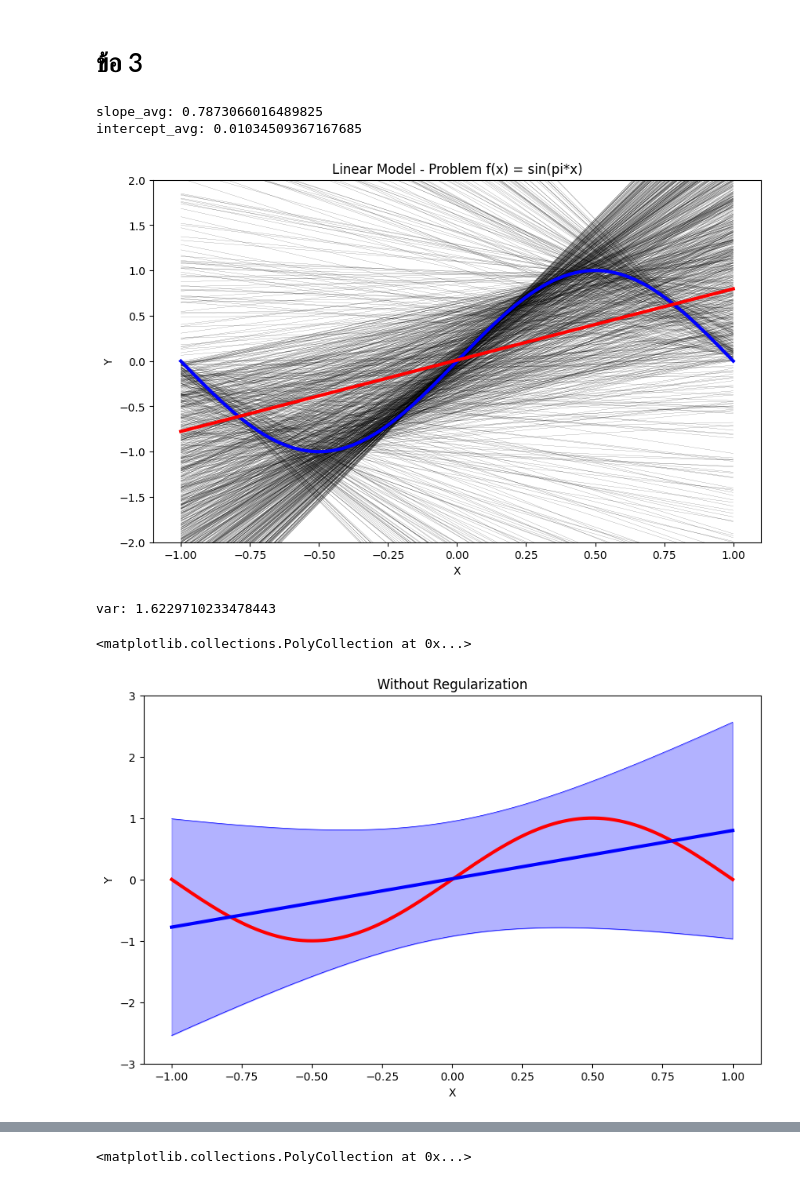
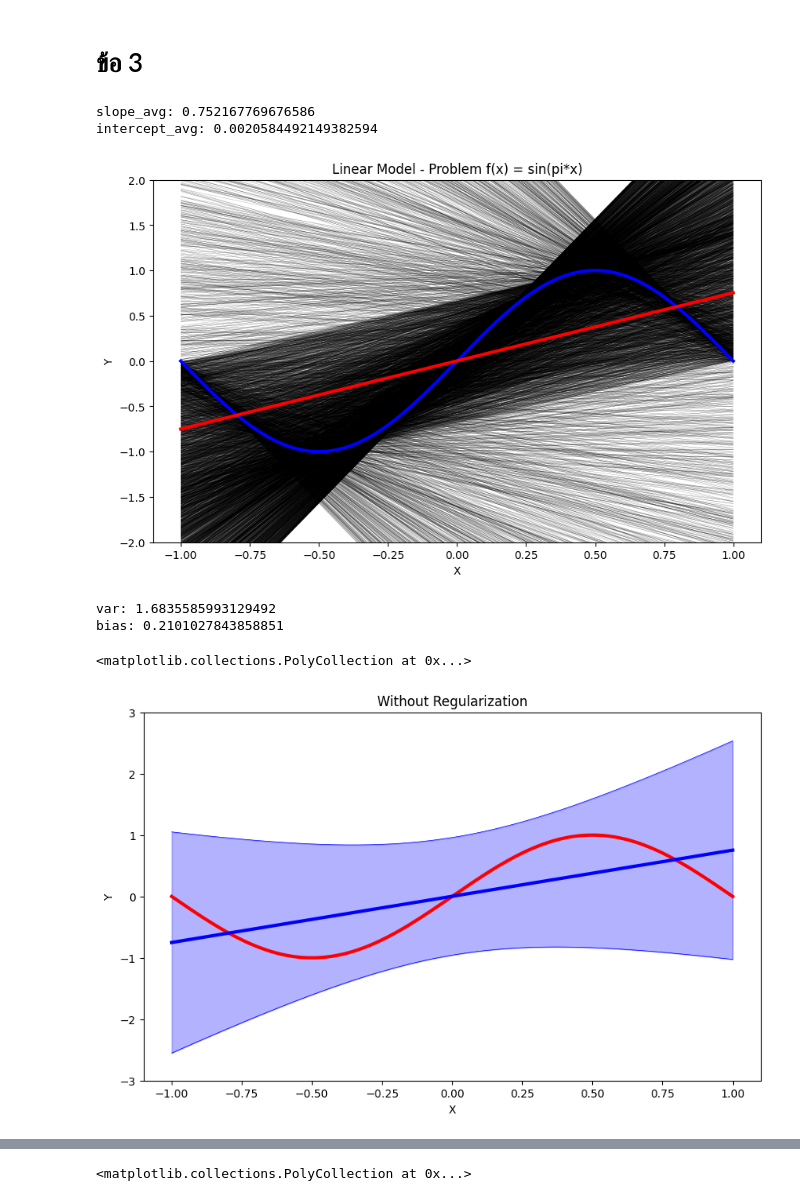
Before and after one commit to JedsadaSrijunpoe/Machine-Learning, a Jupyter notebook: Linear_Model_Selection_and_Regularization.ipynb, the cells around one changed output, grey strips where cells are left out. Cells and saved outputs as stored; diff of their text form; code cells hidden in the pictures.

```diff
--- a/Linear_Model_Selection_and_Regularization.ipynb
+++ b/Linear_Model_Selection_and_Regularization.ipynb
@@ -144,21 +144,21 @@ def Standardize(points):
         new_points.append((points[i] - mean) / std)
     return new_points
 
-def random_linear_model(n=2, noisy=0, sigma=0.1, seed=1):
+def random_linear_model(target_func, n=2, noisy=0, sigma=0.1, seed=1):
     mu = 0 # mean and standard deviation
     np.random.seed(seed)
     noise = np.random.normal(mu, sigma, n)
     x = [float(random.uniform(-1.0,1.0)) for i in range(n)]
-    y = [math.sin(x[i]*math.pi)+(noise[i]*noisy) for i in range(n)]
+    y = target_func(x, noise, noisy)
     slope, intercept, r_value, p_value, std_err = stats.linregress(x, y)
-    return (float(slope), float(intercept), x, y)
+    return (float(intercept), float(slope), x, y)
 
-def random_linear_model_ridge(n=2,  noisy=0, sigma=0.1, seed=1, lamda=0, degree=1):
+def random_linear_model_ridge(target_func, n=2,  noisy=0, sigma=0.1, seed=1, lamda=0, degree=1):
     mu = 0 # mean and standard deviation
     np.random.seed(seed)
     noise = np.random.normal(mu, sigma, n)
     x = [float(random.uniform(-1.0,1.0)) for i in range(n)]
-    y = [math.sin(x[i]*math.pi)+(noise[i]*noisy) for i in range(n)]
+    y = target_func(x, noise, noisy)
     x_feature_matrix = generate_feature_matrix(x, degree)
     w = normalEquation_ridge(x_feature_matrix, y, lamda)
     return w
@@ -189,6 +189,23 @@ def var_linear_model(slope_sample, intercept_sample, slope_avg, intercept_avg):
         var_list.append(var)
         variance_list.append(np.average(var))
     return variance_list , sum(var_list)/len(var_list)
+
+def bias_linear_model(slope_avg,intercept_avg,target_func):
+    x_vals = np.linspace(-1, 1, 1000)
+    bias = 0
+    for x in x_vals:
+        bias += ((slope_avg*x + intercept_avg) - target_func([x],[0],0)[0])**2
+    bias /= len(x_vals)
+    return bias
+# %%
+def sin_pi(x, noise, noisy):
+    return [math.sin(x[i]*math.pi)+(noise[i]*noisy) for i in range(len(x))]
+
+def new_func(x, noise, noisy):
+    return [(1/2) * abs(math.sin(2 * x[i] * math.pi)) + 0.25*x[i] + 0.25 + +(noise[i]*noisy) for i in range(len(x))]
+
+def cos_pi(x, noise, noisy):
+    return [math.cos(x[i]*math.pi)+(noise[i]*noisy) for i in range(len(x))]
 # %% [markdown]
 # ข้อ 1
 # %%
@@ -482,11 +499,11 @@ fig.show()
 # %%
 # without Regularize
 # Pick 2 random points to create n models and average them
-n = 1000
+n = 5000
 slope_sample = []
 intercept_sample = []
 for i in range(n):
-    slope, intercept = random_linear_model()[0:2]
+    intercept, slope = random_linear_model(sin_pi)[0:2]
     slope_sample.append(slope)
     intercept_sample.append(intercept)
 # %%
@@ -495,33 +512,37 @@ intercept_avg = np.average(intercept_sample)
 print("slope_avg:", slope_avg)
 print("intercept_avg:", intercept_avg)
 # %% [output]
-slope_avg: 0.7873066016489825
-intercept_avg: 0.01034509367167685
+slope_avg: 0.752167769676586
+intercept_avg: 0.0020584492149382594
 # %%
 plt.figure(figsize=(10,6))
 plt.ylim(-2,2)
 plt.title("Linear Model - Problem f(x) = sin(pi*x)")
 plt.xlabel("X")
 plt.ylabel("Y")
 
 # Sample model graph
 for i in range(len(slope_sample)):
     abline(slope_sample[i], intercept_sample[i], 'k')
 
 # Sin graph
-x_vals = np.linspace(-1, 1, 1000)
-y_vals = [math.sin(x_val*math.pi) for x_val in x_vals]
+points_amt = 1000
+x_vals = np.linspace(-1, 1, points_amt)
+y_vals = sin_pi(x_vals,[0]*points_amt,0)
 plt.plot(x_vals, y_vals, '-', color='b', linewidth=3)
 
 # avg line
 abline(slope_avg, intercept_avg, 'r', 3)
 # %% [output]
-[figure, old version]
+[figure, new version]
 # %%
 var_linear_model_list = var_linear_model(slope_sample, intercept_sample, slope_avg, intercept_avg)
+bias = bias_linear_model(slope_avg, intercept_avg, sin_pi)
 print("var:", np.average(var_linear_model_list[0]))
+print("bias:", bias)
 # %% [output]
-var: 1.6229710233478443
+var: 1.6835585993129492
+bias: 0.2101027843858851
 # %%
 plt.figure(figsize=(10,6))
 plt.ylim(-3,3)
@@ -530,8 +551,9 @@ plt.xlabel("X")
 plt.ylabel("Y")
 
 # Sin graph
-x_vals = np.linspace(-1, 1, 1000)
-y_vals = [math.sin(x_val*math.pi) for x_val in x_vals]
+points_amt = 1000
+x_vals = np.linspace(-1, 1, points_amt)
+y_vals = sin_pi(x_vals,[0]*points_amt,0)
 plt.plot(x_vals, y_vals, '-', color='r', linewidth=3)
 
 # avg line
@@ -547,7 +569,7 @@ plt.fill_between(x_vals, var2, var1, color='b', alpha=0.3)
 #plt.fill_between(x_vals, var1, color='b', alpha=0.5)
 # %% [output]
 <matplotlib.collections.PolyCollection at 0x...>
-[figure, old version]
+[figure, new version]
 # %%
 # with Regularize
 # Pick 2 random points to create n models and average them
```
Also changed, not shown: parts of 5 cells of this notebook, 3 other files.
